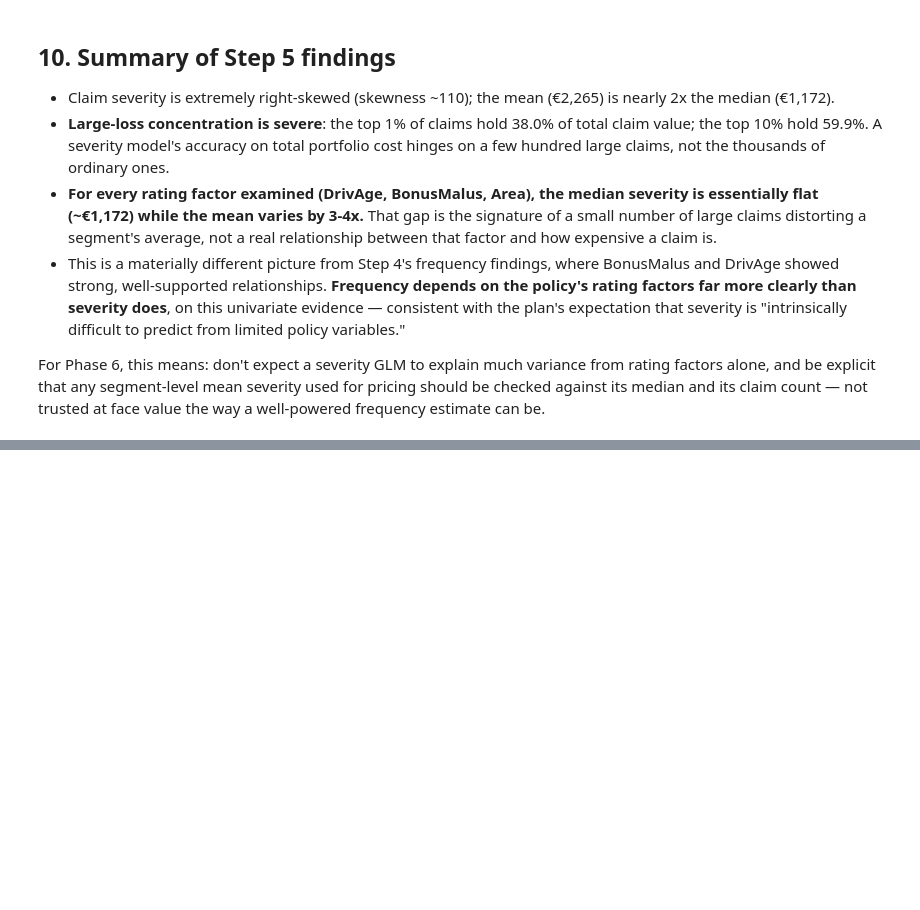
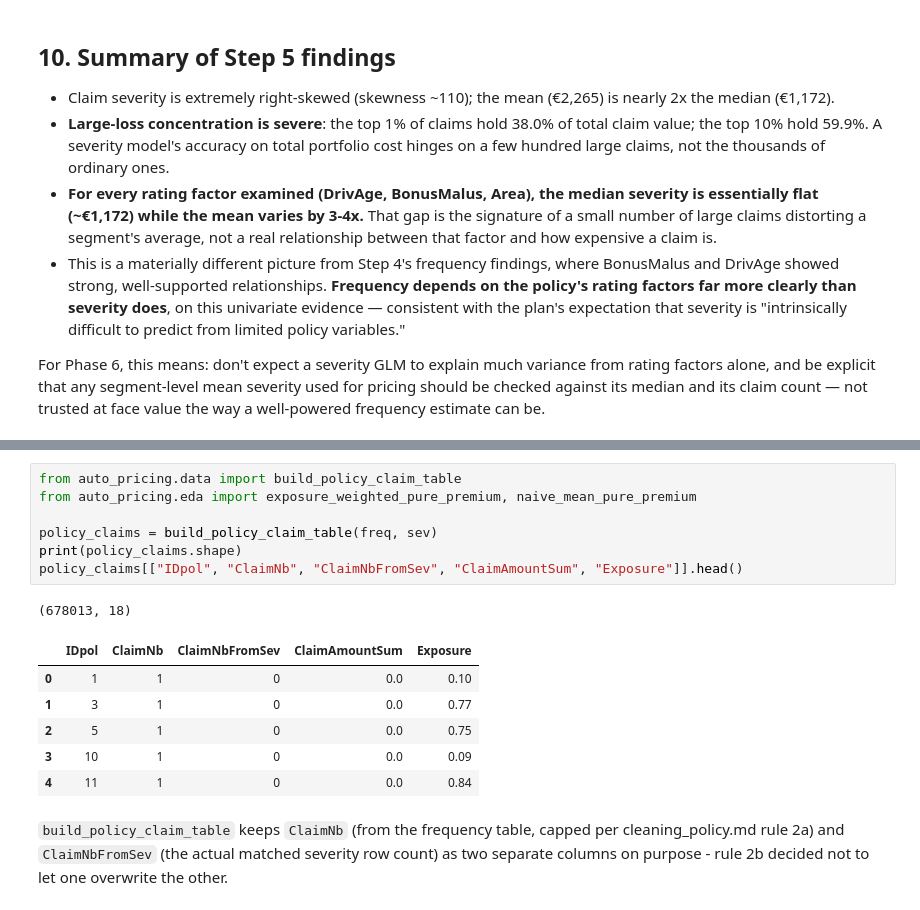
Before and after one commit to vishalyadav1729/auto-insurance-pricing, a Jupyter notebook: notebooks/02_data_cleaning_eda.ipynb, the cells around one changed output, grey strips where cells are left out. Saved outputs shown, nothing was run; the diff lists cells and outputs as text; blank space fills up the shorter version.

```diff
--- a/notebooks/02_data_cleaning_eda.ipynb
+++ b/notebooks/02_data_cleaning_eda.ipynb
@@ -546,0 +551,17 @@ For Phase 6, this means: don't expect a severity GLM to explain much variance fr
+# %%
+from auto_pricing.data import build_policy_claim_table
+from auto_pricing.eda import exposure_weighted_pure_premium, naive_mean_pure_premium
+
+policy_claims = build_policy_claim_table(freq, sev)
+print(policy_claims.shape)
+policy_claims[["IDpol", "ClaimNb", "ClaimNbFromSev", "ClaimAmountSum", "Exposure"]].head()
+# %% [output]
+(678013, 18)
+|  | IDpol | ClaimNb | ClaimNbFromSev | ClaimAmountSum | Exposure |
+| 0 | 1 | 1 | 0 | 0.0 | 0.10 |
+| 1 | 3 | 1 | 0 | 0.0 | 0.77 |
+| 2 | 5 | 1 | 0 | 0.0 | 0.75 |
+| 3 | 10 | 1 | 0 | 0.0 | 0.09 |
+| 4 | 11 | 1 | 0 | 0.0 | 0.84 |
+# %% [markdown]
+`build_policy_claim_table` keeps `ClaimNb` (from the frequency table, capped per cleaning_policy.md rule 2a) and `ClaimNbFromSev` (the actual matched severity row count) as two separate columns on purpose - rule 2b decided not to let one overwrite the other.
```
Also changed, not shown: parts of 13 cells of this notebook, 5 other files.
